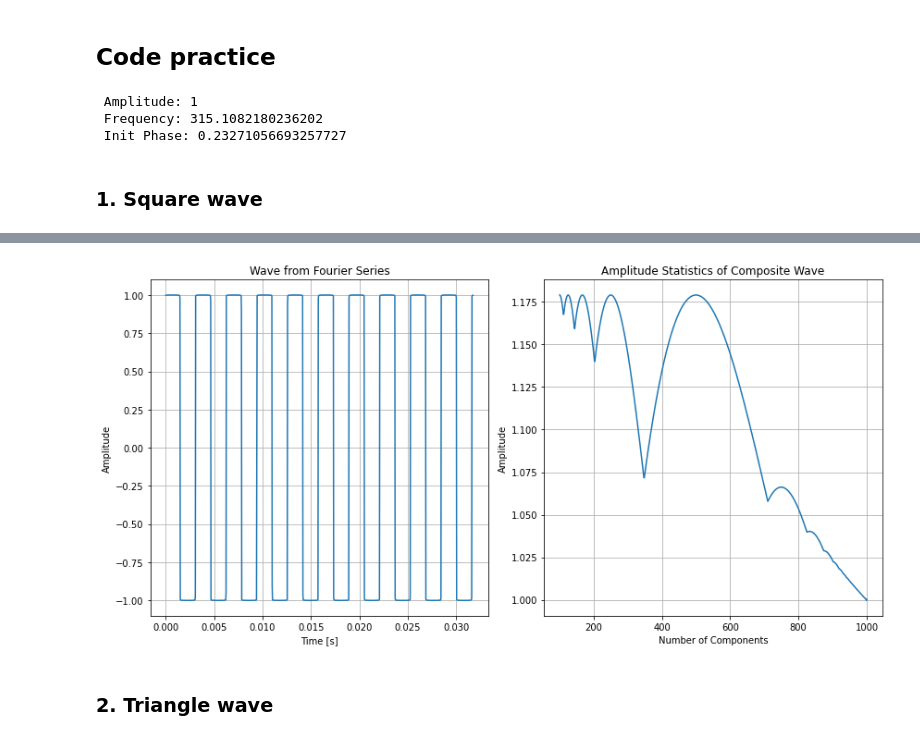
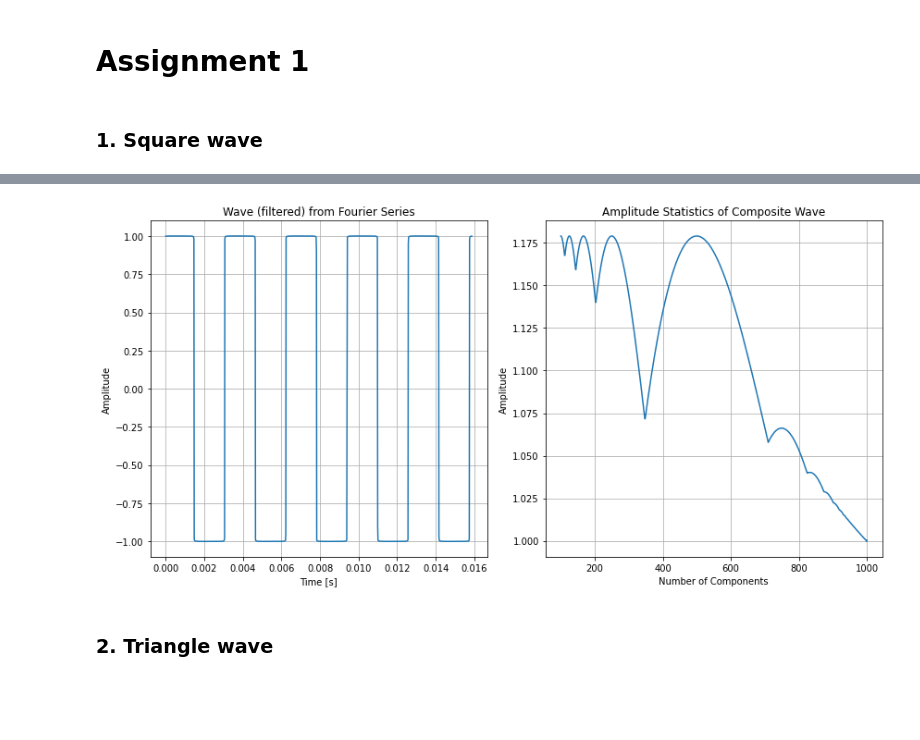
Before and after one commit to lamld203844/biosignal-processing, a Jupyter notebook: midterm-LuuDucLam-20203844.ipynb, the cells around one changed output, grey strips where cells are left out. Drawn from its saved outputs; the diff is of its cells as text; code cells hidden in the pictures; blank space fills up the shorter version.

Commit message:
Basic complete assignment 2, report for midterm

```diff
--- a/midterm-LuuDucLam-20203844.ipynb
+++ b/midterm-LuuDucLam-20203844.ipynb
@@ -58,5 +1,3 @@ Params:
-# %% [markdown]
-## Code practice
 # %%
 import numpy as np
 import matplotlib.pyplot as plt
@@ -71,7 +12,7 @@ A = 1 # amplitude
 
 num_components = 1000  # 1000 component waves
 sample_rate = 1000 # sample rate
-time_interval = 10 * 1/f
+time_interval = 5 * 1/f
 time = np.linspace(0, time_interval, sample_rate)  # 3 period
 
 print(
@@ -79,54 +20,51 @@ print(
     f'\n Frequency: {f}',
     f'\n Init Phase: {phi}',
 )
-# %% [output]
- Amplitude: 1
- Frequency: 315.1082180236202
- Init Phase: 0.23271056693257727
+# %% [markdown]
+# Assignment 1
 # %% [markdown]
 ### 1. Square wave
 # %%
-def square_wave(time=time, f=f, phi=phi, num_components=1000):
-    # Initialize the square wave signal
-    square_wave = np.zeros_like(time)
+def square_wave(A=A, time=time, f=f, phi=phi, num_components=1000):
+    return 4/np.pi * A * sum(
+                            1/n * np.sin((2*np.pi*f) * n *  time + phi * n)
+                            for n in range(1, 2*num_components+1, 2)
+                        )
 
-    # Calculate the Fourier series approximation
-    for n in range(1, 2*num_components, 2):
-        square_wave += (4*A/np.pi) * (1/n) * np.sin((2 * np.pi * f) * n * time + phi * n)
-
-    return square_wave
-
-def plot_and_stats(in_func) -> None:
+def plot_and_stats(in_func, amplitude=A) -> None:
     """
     Plot input function, find amplitude and survey amplitude wave
     as changing num_components
     params:
         in_func: input function,
-
+        amplitude: amplitude
     return: None
     """
 
-    in_func1000 = in_func()
+    wave1k = in_func(A=amplitude)
+
+    def find_amplitude(wave):
+        return np.max(wave)
+
+    print(f'\nAmplitude with 1000 components: {find_amplitude(wave1k)}')
+
+    # filter points at edge (outliers which value > amplitude)
+    wave1k = np.clip(wave1k, -amplitude, amplitude)
 
     fig, axes = plt.subplots(1, 2, figsize=(12, 6))
 
     # Plot
-    axes[0].plot(time, in_func1000, label='Square Wave')
-    axes[0].set_title('Wave from Fourier Series')
+    axes[0].plot(time, wave1k)
+    axes[0].set_title('Wave (filtered) from Fourier Series')
     axes[0].set_xlabel('Time [s]')
     axes[0].set_ylabel('Amplitude')
     axes[0].grid(True)
 
     ##### amplitude STATS
-    def find_amplitude(wave):
-        return np.max(wave)
-
-    print(f'\nAmplitude with 1000 components: {find_amplitude(in_func1000)}')
-
 
     # Amplitude statistic of sum function as
     # the number of components change for 100 to 1000?
-    amplitudes = [find_amplitude(in_func(num_components=n)) for n in range(100, 1001, 1)]
+    amplitudes = [find_amplitude(in_func(A=amplitude, num_components=n)) for n in range(100, 1001, 1)]
     components = list(range(100, 1001, 1))
 
     axes[1].plot(components, amplitudes)
@@ -139,7 +77,7 @@ def plot_and_stats(in_func) -> None:
     plt.show()
 
 print('\n SQUARE WAVE')
-plot_and_stats(square_wave)
+plot_and_stats(square_wave, 1)
 # %% [output]
  SQUARE WAVE
 
@@ -147,4 +85,4 @@ Amplitude with 1000 components: 1.0003183086253629
-[figure, old version]
+[figure, new version]
 # %% [markdown]
 ### 2. Triangle wave
 # %%
```
Also changed, not shown: parts of 13 cells of this notebook.
